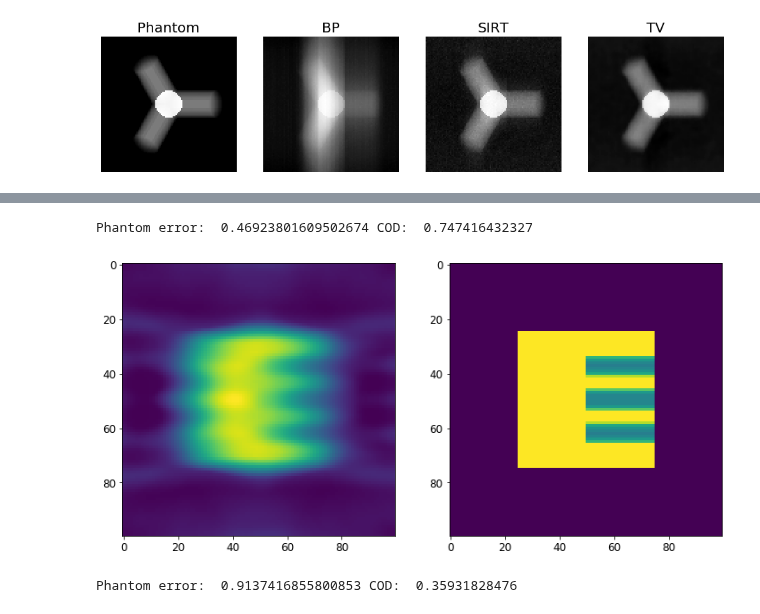
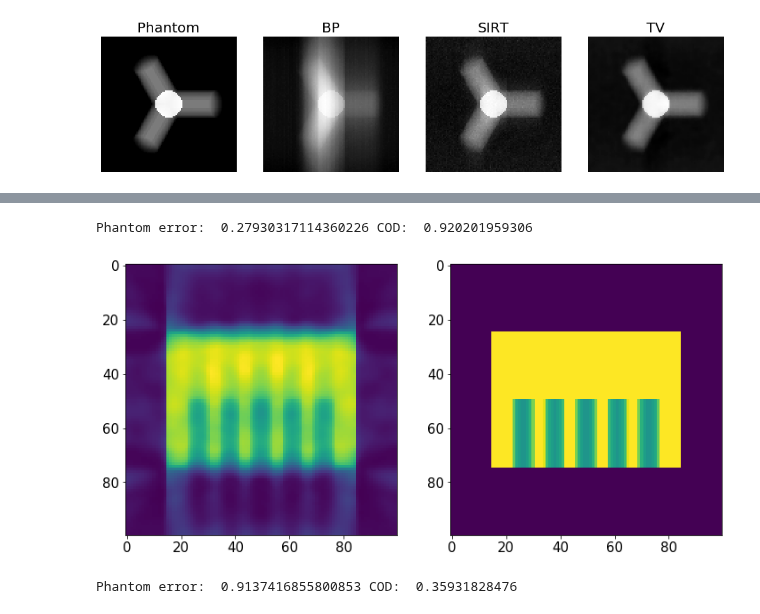
Before and after one commit to grlewis333/phd-work, a Jupyter notebook: multi-axis-tomo/scalar-rot-proj.ipynb, the cells around one changed output, grey strips where cells are left out. Saved outputs shown, nothing was run; the diff lists cells and outputs as text; code cells hidden in the pictures.

Commit message:
fixed quad and redid scheme test

```diff
--- a/multi-axis-tomo/scalar-rot-proj.ipynb
+++ b/multi-axis-tomo/scalar-rot-proj.ipynb
@@ -508,6 +495,0 @@ bs
-# %%
-mrot = multi_axis.rotation_matrix(0,0,45,intrinsic=False)
-arots=[]
-for a in bs:
-    arot = np.dot(mrot,a)
-    arots.append(arot)
@@ -698,27 +591,31 @@ Started reconstruction... Finished after 1 s
 # %%
-a70b70 = np.load('Parameter tests/pillars_a70_b70_n10_TV1_schemes.npy')
-a70b30 = np.load('Parameter tests/pillars_a70_b30_n10_TV1_schemes.npy')
-a70b5 = np.load('Parameter tests/pillars_a70_b5_n10_TV1_schemes.npy')
-a50b5 = np.load('Parameter tests/pillars_a50_b5_n10_TV1_schemes.npy')
-a30b5 = np.load('Parameter tests/pillars_a30_b5_n10_TV1_schemes.npy')
-CODs = np.concatenate((a70b70[:,0],a70b30[:,0],a70b5[:,0],a50b5[:,0],a30b5[:,0]))
+ranges = [(90,90),(70,70),(70,30),(70,5),(50,30),(50,5),(30,30),(30,5)]
+CODS = []
+for r in ranges:
+    a,b = r[0],r[1]
+    title = r'Parameter tests/pillar schemes n20 TV1/a%i_b%i.npy' %(a,b)
+    res = np.load(title)
+    cod = res[:,0]
+    CODS = np.concatenate((CODS,cod))
+
+fig = plt.figure(figsize=(9,6))
 
 schemes = ['x','y','dual','quad','sync','dist','rand']
 markers = ['x','1','+','s','o','D','*']
 for i in range(7):
-    y = CODs[i::7]
+    y = CODS[i::7]
     plt.plot(np.array(y),marker=markers[i],label=schemes[i],markersize=9,alpha=.8,markeredgewidth=3)
 
 
 plt.legend(bbox_to_anchor=(1,1))
 ax = plt.gca()
-ax.set_xticks([0,1,2,3,4])
-ax.set_xticklabels(['70-70','70-30','70-5','50-5','30-5'])
+ax.set_xticks([0,1,2,3,4,5,6,7])
+ax.set_xticklabels(['90-90','70-70','70-30','70-5','50-30','50-5','30-30','30-5'])
 plt.xlabel(r'$\pm$ Tilt ranges ($\alpha$-$\beta$)')
 plt.ylabel('Coefficient of Determination')
 
-plt.rcParams.update({'font.size': 12})
-plt.ylim([.6,.95])
+plt.rcParams.update({'font.size': 15})
+plt.ylim([.58,1])
 plt.title('TV reconstruction of cavity pillars')
 # %% [output]
 Text(0.5, 1.0, 'TV reconstruction of cavity pillars')
@@ -726,11 +623,14 @@ Text(0.5, 1.0, 'TV reconstruction of cavity pillars')
 # %%
-def full_tomo(P,Pn,scheme='x',a=70,b=70,n=10,alg='TV1'):
-    angles = multi_axis.generate_angles(mode=scheme,x_tilt=(-a,a,n),y_tilt=(-b,b,n),rand=(a,b,2*n))
+def full_tomo(P,Pn,scheme='x',a=50,b=30,n=20,alg='TV1',na=5,nb=4):
+    if scheme == 'dist':
+        angles = multi_axis.generate_angles(mode=scheme,x_tilt=(-a,a,na),y_tilt=(-b,b,nb))
+    else:
+        angles = multi_axis.generate_angles(mode=scheme,x_tilt=(-a,a,n),y_tilt=(-b,b,n),rand=(a,b,2*n))
     raw_data = multi_axis.generate_proj_data(Pn,angles)
     vectors = multi_axis.generate_vectors(angles)
     recon = multi_axis.generate_reconstruction(raw_data,vectors,algorithm=alg)
     recon_vector = multi_axis.reorient_reconstruction(recon)
     return [recon_vector,raw_data,angles]
 # %%
-r = full_tomo(P,Pn,scheme='dist')
+r = full_tomo(P,Pn,scheme='dist',a=70,b=70,na=8,nb=5)
 # %% [output]
@@ -743,8 +638,8 @@ plt.imshow(r[1][:,60,:])
 # %%
-compare_recon_phantom(r[0],P,ax=0,ay=90,az=0)
+compare_recon_phantom(r[0],P,ax=90,ay=0,az=0)
 # %% [output]
-Phantom error:  0.46923801609502674 COD:  0.747416432327
+Phantom error:  0.27930317114360226 COD:  0.920201959306
-[figure, old version]
+[figure, new version]
 # %%
 X,Y,Z,P = multi_axis.generate_sphere()
 # %%
```
Also changed, not shown: parts of 19 cells of this notebook, 14 other files.
